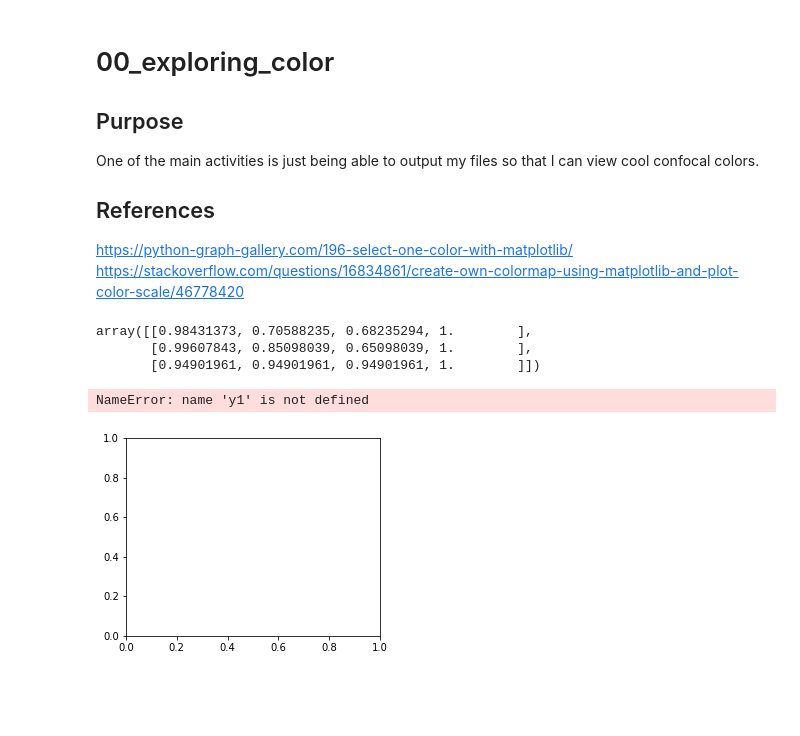
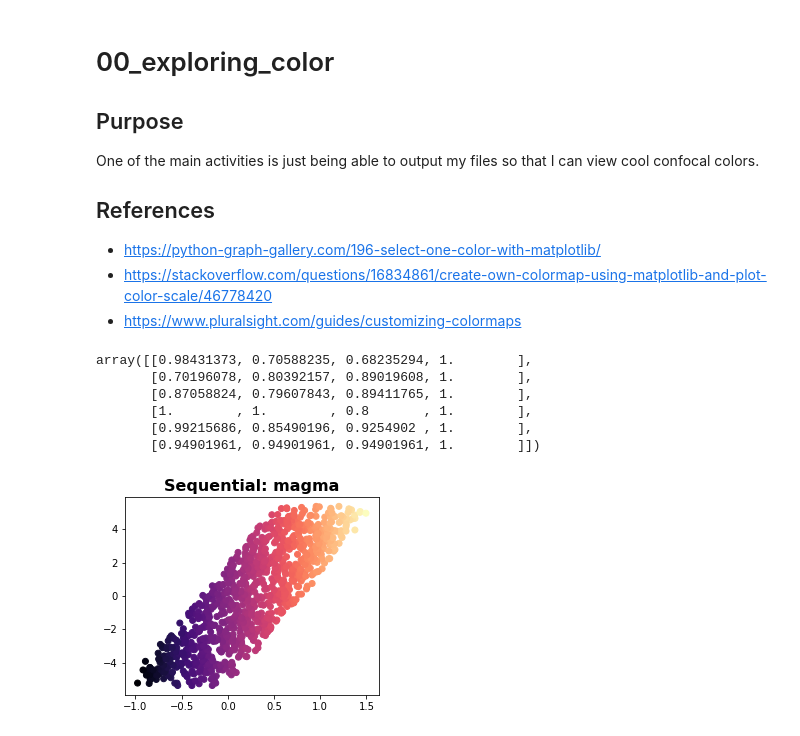
Before and after one commit to DiscoveryDNA/reading_czi_stack_videos_GH, a Jupyter notebook: notebooks/00_exploring_color.ipynb, the cells around one changed output. Drawn from its saved outputs; the diff is of its cells as text; code cells hidden in the pictures; blank space fills up the shorter version.

```diff
--- a/notebooks/00_exploring_color.ipynb
+++ b/notebooks/00_exploring_color.ipynb
@@ -7,39 +7,47 @@ One of the main activities is just being able to output my files so that I can v
 
 ## References
 
-https://python-graph-gallery.com/196-select-one-color-with-matplotlib/
-https://stackoverflow.com/questions/16834861/create-own-colormap-using-matplotlib-and-plot-color-scale/46778420
+-  https://python-graph-gallery.com/196-select-one-color-with-matplotlib/
+-  https://stackoverflow.com/questions/16834861/create-own-colormap-using-matplotlib-and-plot-color-scale/46778420
+-  https://www.pluralsight.com/guides/customizing-colormaps
 # %%
 ## Importing necessary libraries
 import numpy as np
 import matplotlib as mpl
 import matplotlib.pyplot as plt
 import matplotlib.colors as mcolors
-# %%
-plt.cm.get_cmap('Pastel1', 3).colors
-# %% [output]
-array([[0.98431373, 0.70588235, 0.68235294, 1.        ],
-       [0.99607843, 0.85098039, 0.65098039, 1.        ],
-       [0.94901961, 0.94901961, 0.94901961, 1.        ]])
+# %%
+## this is how you ask what is in each palette
+## - [ ] Not sure what each column represents
+
+plt.cm.get_cmap('Pastel1', 6).colors
+# %% [output]
+array([[0.98431373, 0.70588235, 0.68235294, 1.        ],
+       [0.70196078, 0.80392157, 0.89019608, 1.        ],
+       [0.87058824, 0.79607843, 0.89411765, 1.        ],
+       [1.        , 1.        , 0.8       , 1.        ],
+       [0.99215686, 0.85490196, 0.9254902 , 1.        ],
+       [0.94901961, 0.94901961, 0.94901961, 1.        ]])
 # %%
+# Below is just
 # Setting the figure size
 fig = plt.figure(figsize=(10, 8))
 
 # Initializing the data
 num = 1000
 x1 = np.linspace(-0.5,1,num) + (0.5 - np.random.rand(num))
+y1 = np.linspace(-5,5,num) + (0.5 - np.random.rand(num))
 
 
 # Sequential Colormap
 ax1 = fig.add_subplot(221)
 ax1.scatter(x1, y1, c=x1, cmap=plt.cm.get_cmap('magma'))
 ax1.set_title('Sequential: magma', fontsize=16, weight='bold')
 
 # Displaying the figure
 plt.show()
 # %% [output]
-NameError: name 'y1' is not defined
-[figure, old version]
+[figure, new version]
 # %%
 def make_colormap(seq):
     """Return a LinearSegmentedColormap
```
Also changed, not shown: parts of 3 cells of this notebook, 1 other file.
